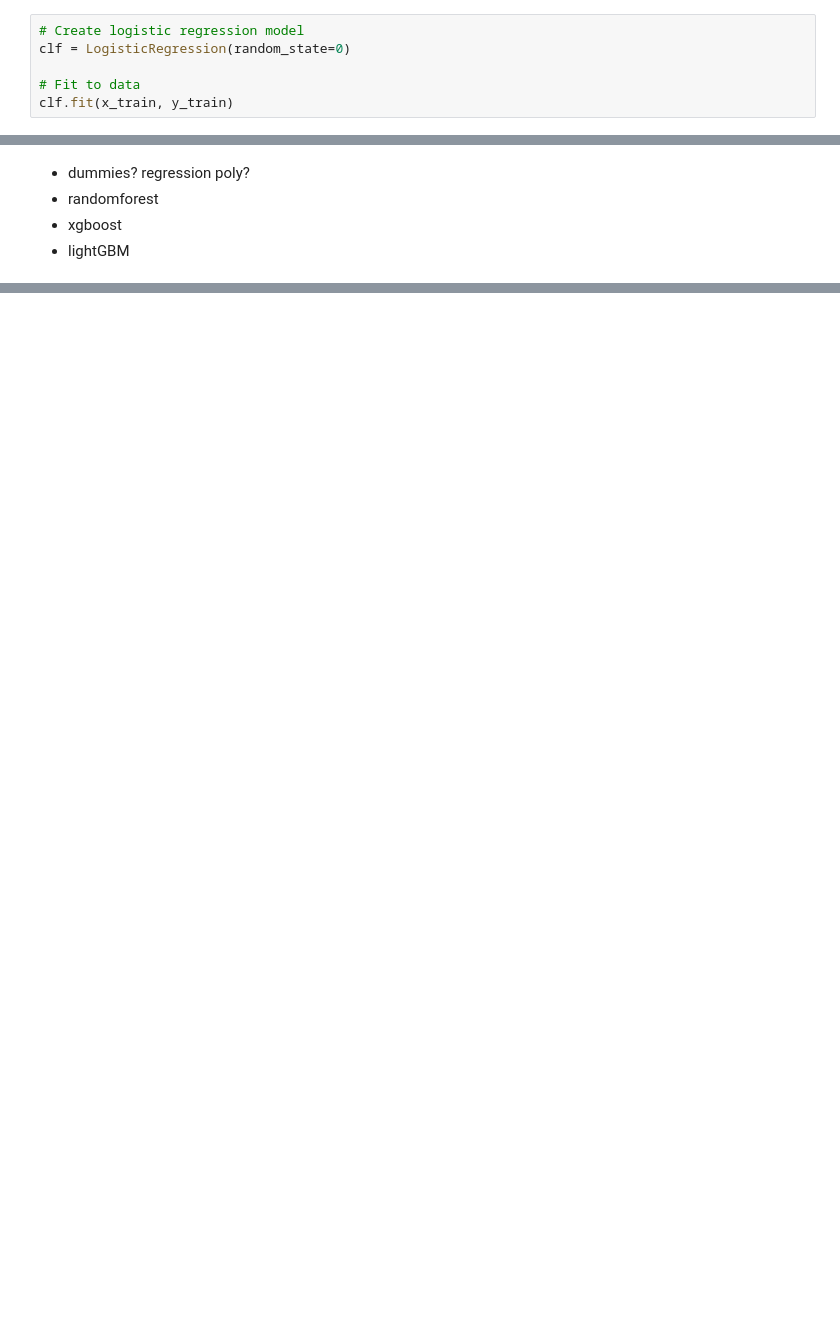
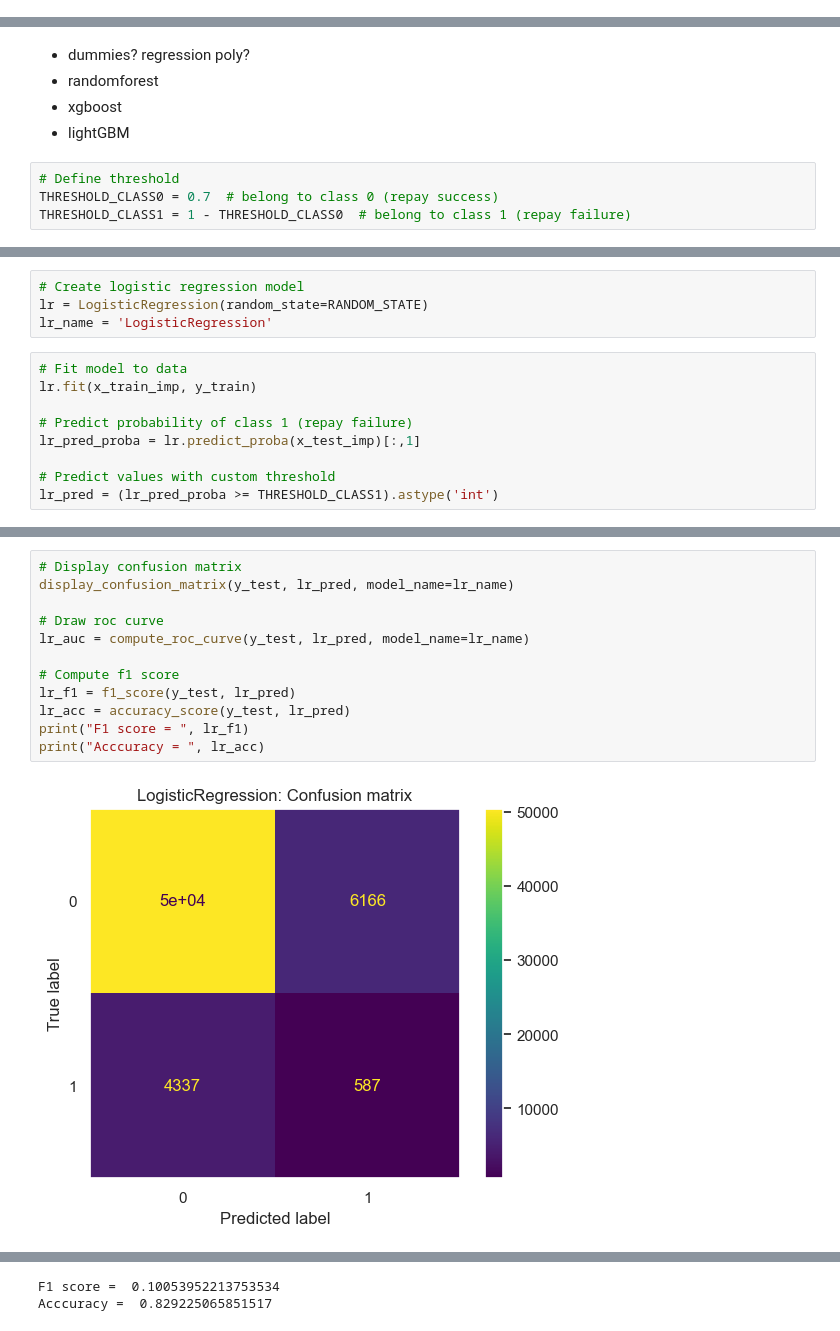
Before and after one commit to ahonestla/OC_DS_P7, a Jupyter notebook: notebooks/4-modelling.ipynb, the cells around one changed output, grey strips where cells are left out. Drawn from its saved outputs; the diff is of its cells as text; blank space fills up the shorter version.

```diff
--- a/notebooks/4-modelling.ipynb
+++ b/notebooks/4-modelling.ipynb
@@ -120,9 +176,3 @@ x_train, x_test, y_train, y_test = train_test_split(features, target, train_size
 # print("Proportion of subscription data in oversampled data is ",len(sm_data_y[sm_data_y[TARGET]==0])/len(sm_data_x))
 # %% [markdown]
 # Classification
-# %%
-# Create logistic regression model
-clf = LogisticRegression(random_state=0)
-
-# Fit to data
-clf.fit(x_train, y_train)
@@ -159,3 +181,7 @@ log_mlflow(clf, clf_info)
 - randomforest
 - xgboost
 - lightGBM
+# %%
+# Define threshold
+THRESHOLD_CLASS0 = 0.7  # belong to class 0 (repay success)
+THRESHOLD_CLASS1 = 1 - THRESHOLD_CLASS0  # belong to class 1 (repay failure)
@@ -161,0 +190,13 @@ log_mlflow(clf, clf_info)
+# %%
+# Create logistic regression model
+lr = LogisticRegression(random_state=RANDOM_STATE)
+lr_name = 'LogisticRegression'
+# %%
+# Fit model to data
+lr.fit(x_train_imp, y_train)
+
+# Predict probability of class 1 (repay failure)
+lr_pred_proba = lr.predict_proba(x_test_imp)[:,1]
+
+# Predict values with custom threshold
+lr_pred = (lr_pred_proba >= THRESHOLD_CLASS1).astype('int')
@@ -161,0 +211,14 @@ log_mlflow(clf, clf_info)
+# %%
+# Display confusion matrix
+display_confusion_matrix(y_test, lr_pred, model_name=lr_name)
+
+# Draw roc curve
+lr_auc = compute_roc_curve(y_test, lr_pred, model_name=lr_name)
+
+# Compute f1 score
+lr_f1 = f1_score(y_test, lr_pred)
+lr_acc = accuracy_score(y_test, lr_pred)
+print("F1 score = ", lr_f1)
+print("Acccuracy = ", lr_acc)
+# %% [output]
+[figure, added]
@@ -161,0 +226,2 @@ log_mlflow(clf, clf_info)
+F1 score =  0.10053952213753534
+Acccuracy =  0.829225065851517
```
Also changed, not shown: parts of 32 cells of this notebook, 2 other files.
